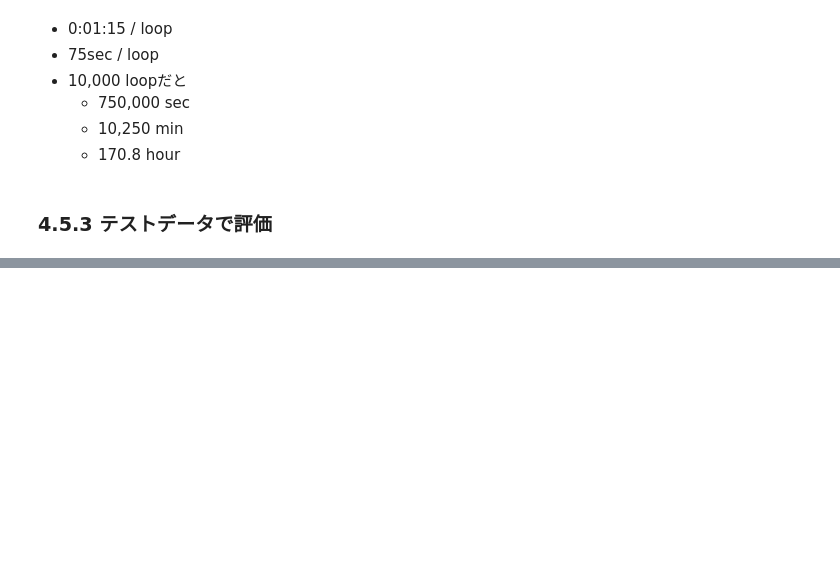
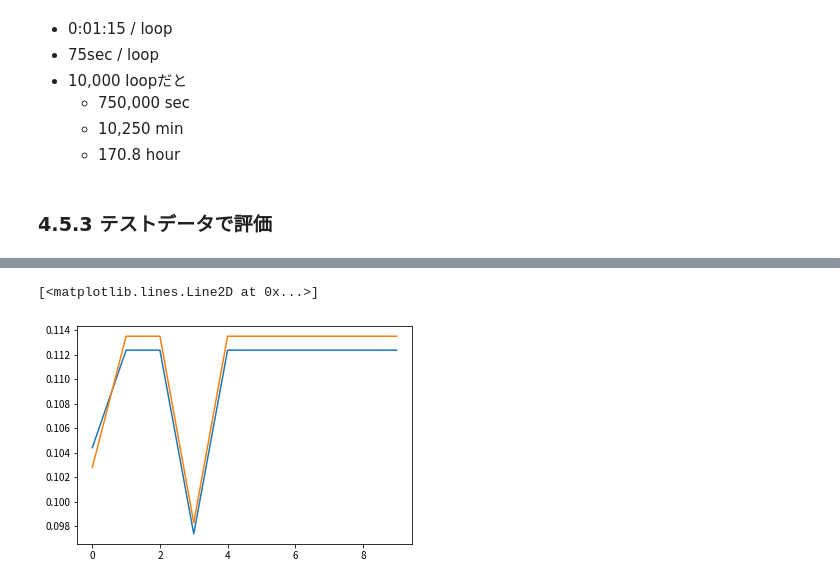
Before and after one commit to marzg510/study-dl-from-scratch, a Jupyter notebook: chapter-04/4.5-learning-argorythm.ipynb, the cells around one changed output, grey strips where cells are left out. Saved outputs shown, nothing was run; the diff lists cells and outputs as text; code cells hidden in the pictures; blank space fills up the shorter version.

```diff
--- a/chapter-04/4.5-learning-argorythm.ipynb
+++ b/chapter-04/4.5-learning-argorythm.ipynb
@@ -242,6 +242,13 @@ for i in range(iters_num):
 # %%
 import numpy as np
 from dataset.mnist import load_mnist
+# %%
+# ハイパーパラメータ
+#iters_num = 10000
+iters_num = 1000
+train_size = x_train.shape[0]
+batch_size = 100
+learning_rate = 0.1
 # %%
 (x_train, t_train), (x_test, t_test) = \
     load_mnist(normalize=True, one_hot_label=True)
@@ -251,6 +258,7 @@ train_loss_list = []
 train_acc_list = []
 test_acc__list = []
 # 1エポックあたりの繰り返し数
-iter_per_epoch = max(train_size / batch_size, 1)
+#iter_per_epoch = max(train_size / batch_size, 1)
+iter_per_epoch = 10
 
 print(train_size, batch_size, iter_per_epoch)
@@ -257,8 +267,3 @@ print(train_size, batch_size, iter_per_epoch)
-# %%
-# ハイパーパラメータ
-iters_num = 10000
-batch_size = 100
-learning_rate = 0.1
 # %%
 network = TwoLayerNet(input_size=784, hidden_size=50, output_size=10)
 # %%
@@ -313,0 +303,11 @@ KeyboardInterrupt:
+# %%
+import matplotlib.pyplot as plt
+
+plt.plot(range(len(train_acc_list)), train_acc_list)
+plt.plot(range(len(test_acc__list)), test_acc__list)
+#range(len(train_acc_list))
+#len(train_acc_list)
+#train_acc_list
+# %% [output]
+[<matplotlib.lines.Line2D at 0x...>]
+[figure, added]
```
Also changed, not shown: parts of 3 cells of this notebook, 2 other files.
